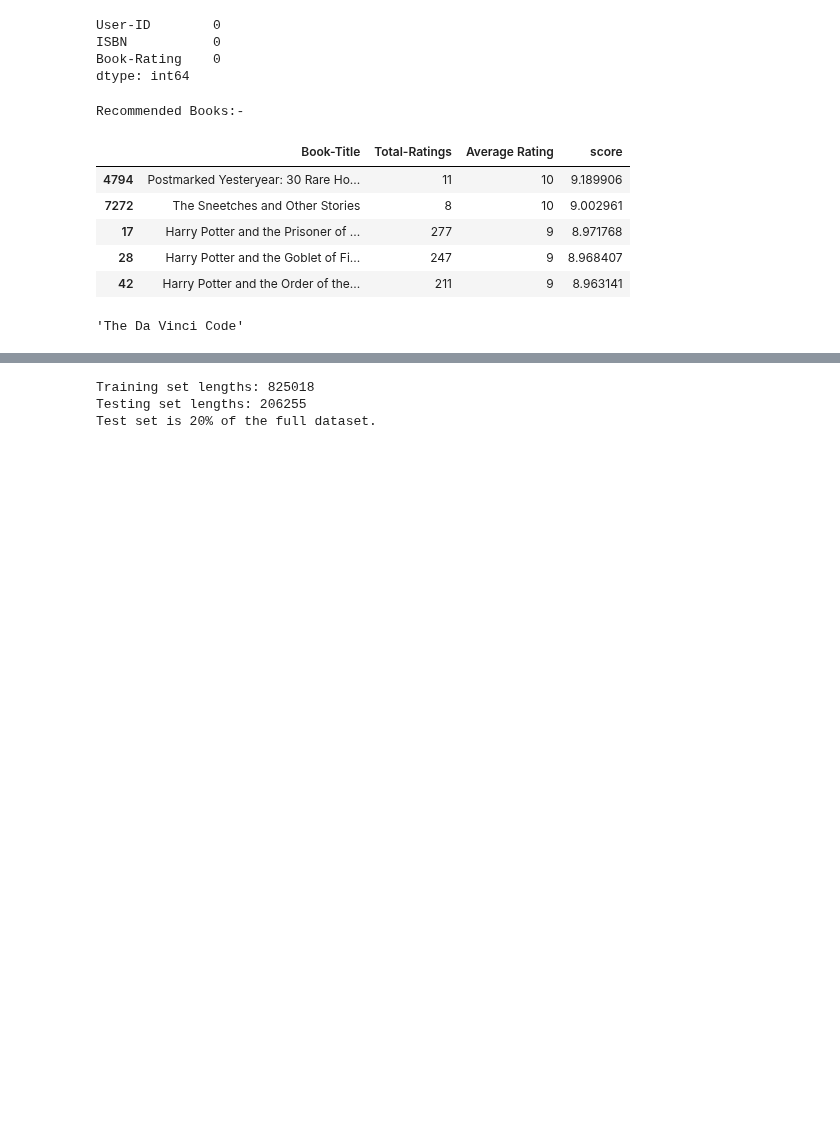
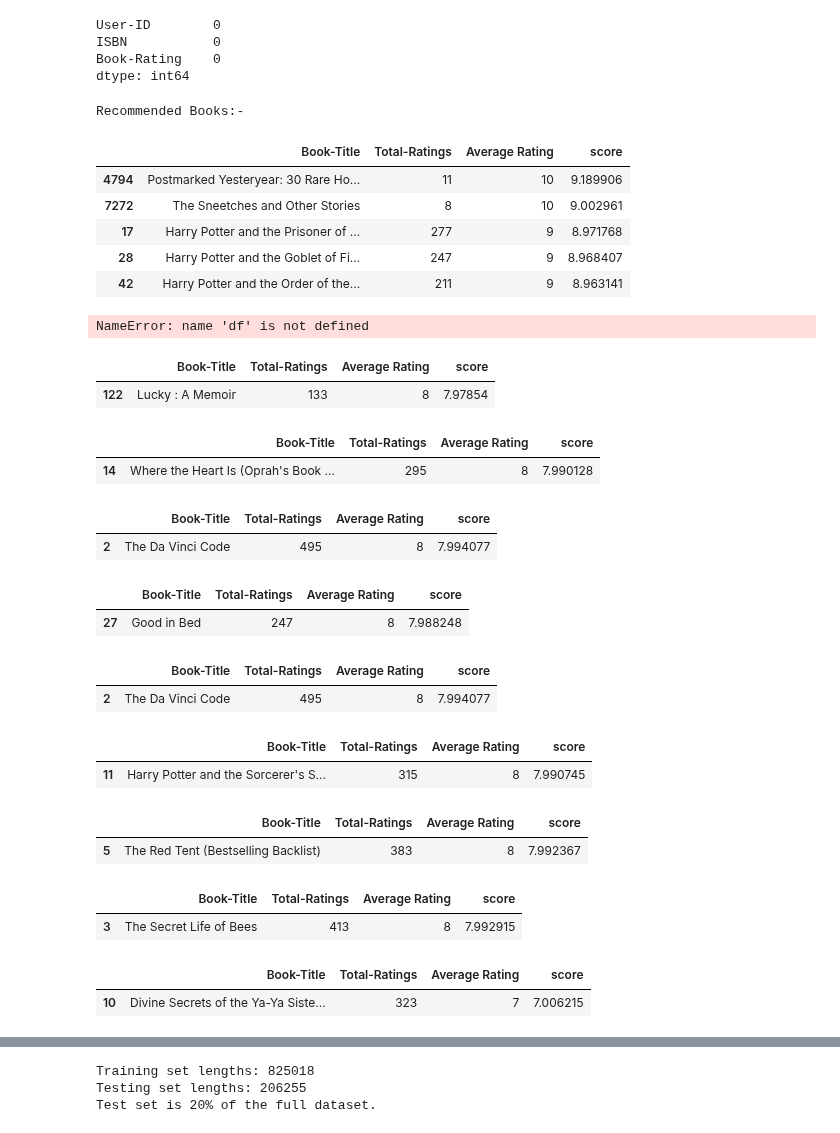
Before and after one commit to premsagar05/project9A, a Jupyter notebook: Book_Recommendation_System.ipynb, the cells around one changed output, grey strips where cells are left out. Saved outputs shown, nothing was run; the diff lists cells and outputs as text; code cells hidden in the pictures; blank space fills up the shorter version.

```diff
--- a/Book_Recommendation_System.ipynb
+++ b/Book_Recommendation_System.ipynb
@@ -167,31 +204,31 @@ dataset2 = dataset2.reset_index(drop = True)
 # %%
 #WEIGHTED AVERAGE
 
-df = pd.DataFrame(dataset1['Book-Title'].value_counts())
-df['Total-Ratings'] = df['Book-Title']
-df['Book-Title'] = df.index
-df.reset_index(level=0, inplace=True)
-df = df.drop('index',axis=1)
-df = pd.read_pickle('weightedData')
+df1 = pd.DataFrame(dataset1['Book-Title'].value_counts())
+df1['Total-Ratings'] = df1['Book-Title']
+df1['Book-Title'] = df1.index
+df1.reset_index(level=0, inplace=True)
+df1 = df1.drop('index',axis=1)
+df1 = pd.read_pickle('weightedData')
 
 ## C - Mean vote across the whole
-C = df['Average Rating'].mean()
+C = df1['Average Rating'].mean()
 
 ## Minimum number of ratings required to be in the chart
-m = df['Total-Ratings'].quantile(0.90)
+m = df1['Total-Ratings'].quantile(0.90)
 
 def weighted_rating(x, m=m, C=C):
     v = x['Total-Ratings']    #v - number of votes
     R = x['Average Rating']   #R - Average Rating
     return (v/(v+m) * R) + (m/(m+v) * C)
 
-df = df.loc[df['Total-Ratings'] >= m]
+df1 = df1.loc[df1['Total-Ratings'] >= m]
 
-df['score'] = df.apply(weighted_rating, axis=1)
-df = df.sort_values('score', ascending=False)
+df1['score'] = df1.apply(weighted_rating, axis=1)
+df1 = df1.sort_values('score', ascending=False)
 
 print("Recommended Books:-\n")
-df.head(5)
+df1.head(5)
 # %% [output]
 Recommended Books:-
 |  | Book-Title | Total-Ratings | Average Rating | score |
@@ -201,9 +238,54 @@ Recommended Books:-
 | 28 | Harry Potter and the Goblet of Fi... | 247 | 9 | 8.968407 |
 | 42 | Harry Potter and the Order of the... | 211 | 9 | 8.963141 |
 # %%
-df['Book-Title'][2]
+df.loc[df['Book-Title'] == "The Lovely Bones: A Novel",:]
 # %% [output]
-'The Da Vinci Code'
+NameError: name 'df' is not defined
+# %%
+df.loc[df['Book-Title'] == "Lucky : A Memoir",:]
+# %% [output]
+|  | Book-Title | Total-Ratings | Average Rating | score |
+| 122 | Lucky : A Memoir | 133 | 8 | 7.97854 |
+# %%
+df.loc[df['Book-Title'] == "Where the Heart Is (Oprah's Book Club (Paperback))",:]
+# %% [output]
+|  | Book-Title | Total-Ratings | Average Rating | score |
+| 14 | Where the Heart Is (Oprah's Book ... | 295 | 8 | 7.990128 |
+# %%
+df.loc[df['Book-Title'] == "The Da Vinci Code",:]
+# %% [output]
+|  | Book-Title | Total-Ratings | Average Rating | score |
+| 2 | The Da Vinci Code | 495 | 8 | 7.994077 |
+# %%
+df.loc[df['Book-Title'] == "Good in Bed",:]
+# %% [output]
+|  | Book-Title | Total-Ratings | Average Rating | score |
+| 27 | Good in Bed | 247 | 8 | 7.988248 |
+# %%
+df.loc[df['Book-Title'] == "The Da Vinci Code",:]
+# %% [output]
+|  | Book-Title | Total-Ratings | Average Rating | score |
+| 2 | The Da Vinci Code | 495 | 8 | 7.994077 |
+# %%
+df.loc[df['Book-Title'] == "Harry Potter and the Sorcerer's Stone (Harry Potter (Paperback))",:]
+# %% [output]
+|  | Book-Title | Total-Ratings | Average Rating | score |
+| 11 | Harry Potter and the Sorcerer's S... | 315 | 8 | 7.990745 |
+# %%
+df.loc[df['Book-Title'] == "The Red Tent (Bestselling Backlist)",:]
+# %% [output]
+|  | Book-Title | Total-Ratings | Average Rating | score |
+| 5 | The Red Tent (Bestselling Backlist) | 383 | 8 | 7.992367 |
+# %%
+df.loc[df['Book-Title'] == "The Secret Life of Bees",:]
+# %% [output]
+|  | Book-Title | Total-Ratings | Average Rating | score |
+| 3 | The Secret Life of Bees | 413 | 8 | 7.992915 |
+# %%
+df.loc[df['Book-Title'] == "Divine Secrets of the Ya-Ya Sisterhood: A Novel",:]
+# %% [output]
+|  | Book-Title | Total-Ratings | Average Rating | score |
+| 10 | Divine Secrets of the Ya-Ya Siste... | 323 | 7 | 7.006215 |
 # %%
 
 book_data.loc[book_data['Book-Title'] == df['Book-Title'][2],:]
```
Also changed, not shown: parts of 75 cells of this notebook.
